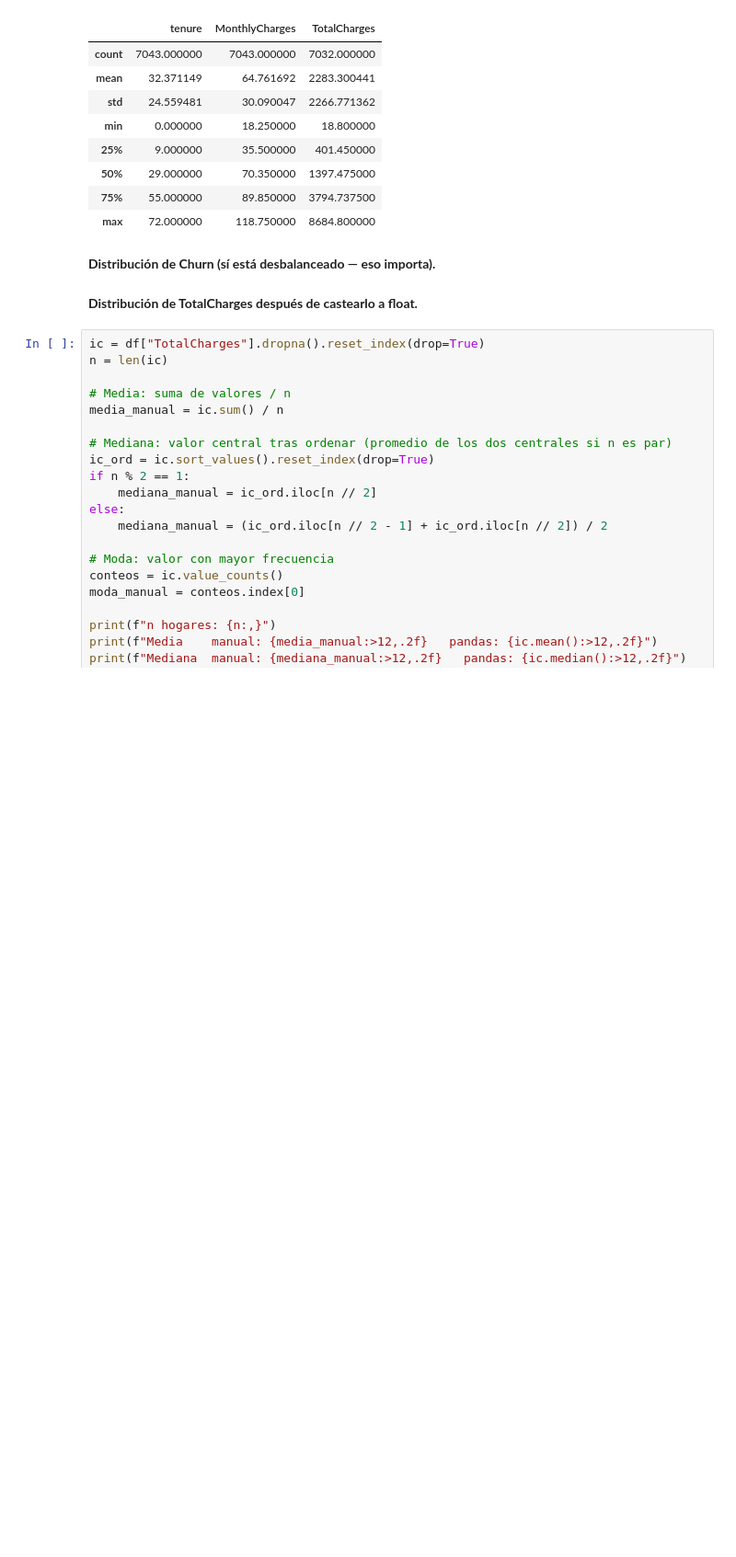
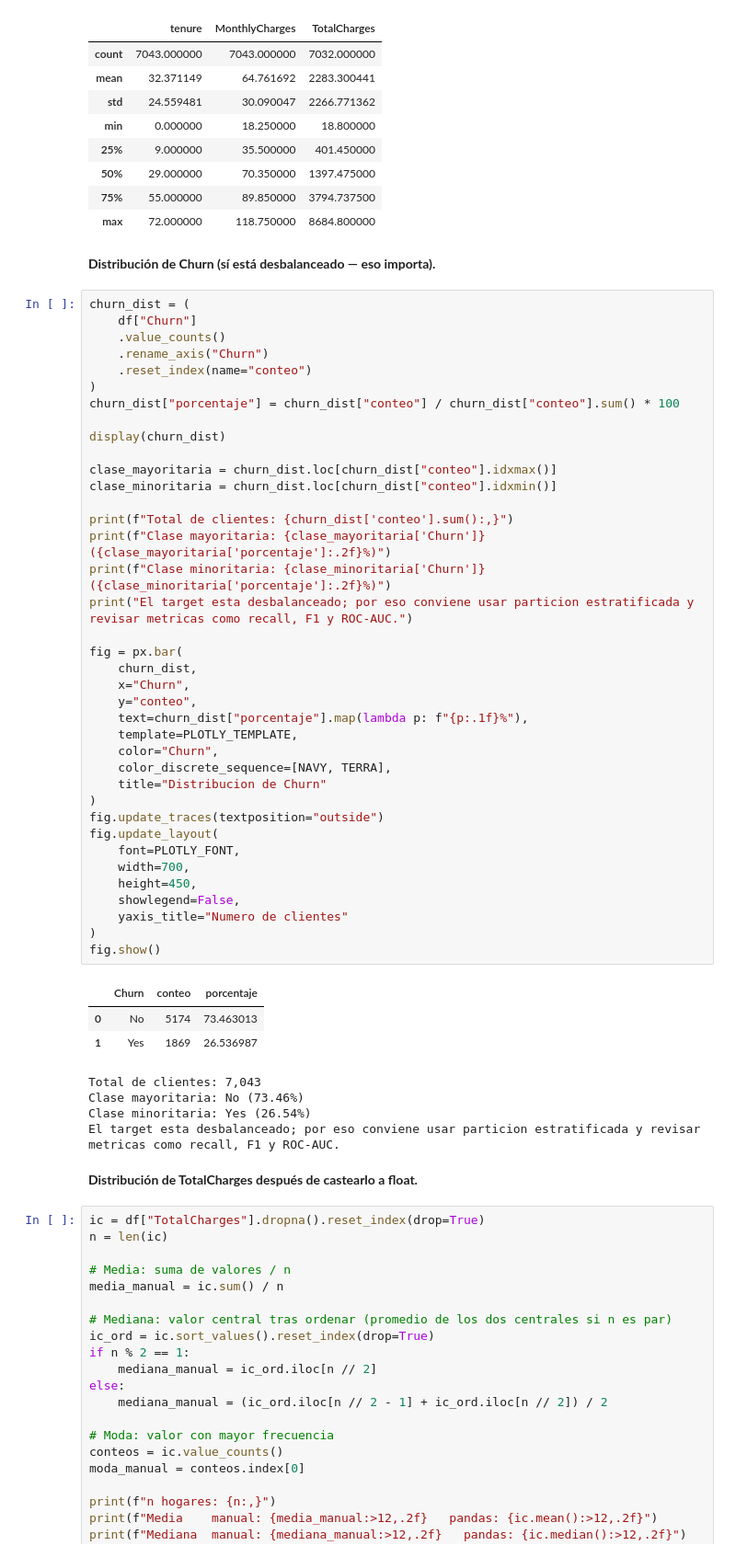
Before and after one commit to Esparrago23/Regresi-n-y-Clasificaci-n-sobre-Telco-Churn, a Jupyter notebook: notebook.ipynb, the cells around one changed output. Shown at 92% size. Drawn from its saved outputs; the diff is of its cells as text; blank space fills up the shorter version.

Commit message:
churn y onehotencoding

```diff
--- a/notebook.ipynb
+++ b/notebook.ipynb
@@ -242,6 +244,52 @@ df.describe()
 | max | 72.000000 | 118.750000 | 8684.800000 |
 # %% [markdown]
 **Distribución de Churn (sí está desbalanceado — eso importa).**
+# %%
+churn_dist = (
+    df["Churn"]
+    .value_counts()
+    .rename_axis("Churn")
+    .reset_index(name="conteo")
+)
+churn_dist["porcentaje"] = churn_dist["conteo"] / churn_dist["conteo"].sum() * 100
+
+display(churn_dist)
+
+clase_mayoritaria = churn_dist.loc[churn_dist["conteo"].idxmax()]
+clase_minoritaria = churn_dist.loc[churn_dist["conteo"].idxmin()]
+
+print(f"Total de clientes: {churn_dist['conteo'].sum():,}")
+print(f"Clase mayoritaria: {clase_mayoritaria['Churn']} ({clase_mayoritaria['porcentaje']:.2f}%)")
+print(f"Clase minoritaria: {clase_minoritaria['Churn']} ({clase_minoritaria['porcentaje']:.2f}%)")
+print("El target esta desbalanceado; por eso conviene usar particion estratificada y revisar metricas como recall, F1 y ROC-AUC.")
+
+fig = px.bar(
+    churn_dist,
+    x="Churn",
+    y="conteo",
+    text=churn_dist["porcentaje"].map(lambda p: f"{p:.1f}%"),
+    template=PLOTLY_TEMPLATE,
+    color="Churn",
+    color_discrete_sequence=[NAVY, TERRA],
+    title="Distribucion de Churn"
+)
+fig.update_traces(textposition="outside")
+fig.update_layout(
+    font=PLOTLY_FONT,
+    width=700,
+    height=450,
+    showlegend=False,
+    yaxis_title="Numero de clientes"
+)
+fig.show()
+# %% [output]
+|  | Churn | conteo | porcentaje |
+| 0 | No | 5174 | 73.463013 |
+| 1 | Yes | 1869 | 26.536987 |
+Total de clientes: 7,043
+Clase mayoritaria: No (73.46%)
+Clase minoritaria: Yes (26.54%)
+El target esta desbalanceado; por eso conviene usar particion estratificada y revisar metricas como recall, F1 y ROC-AUC.
 # %% [markdown]
 **Distribución de TotalCharges después de castearlo a float.**
 # %%
```
Also changed, not shown: parts of 3 cells of this notebook, 1 other file.
